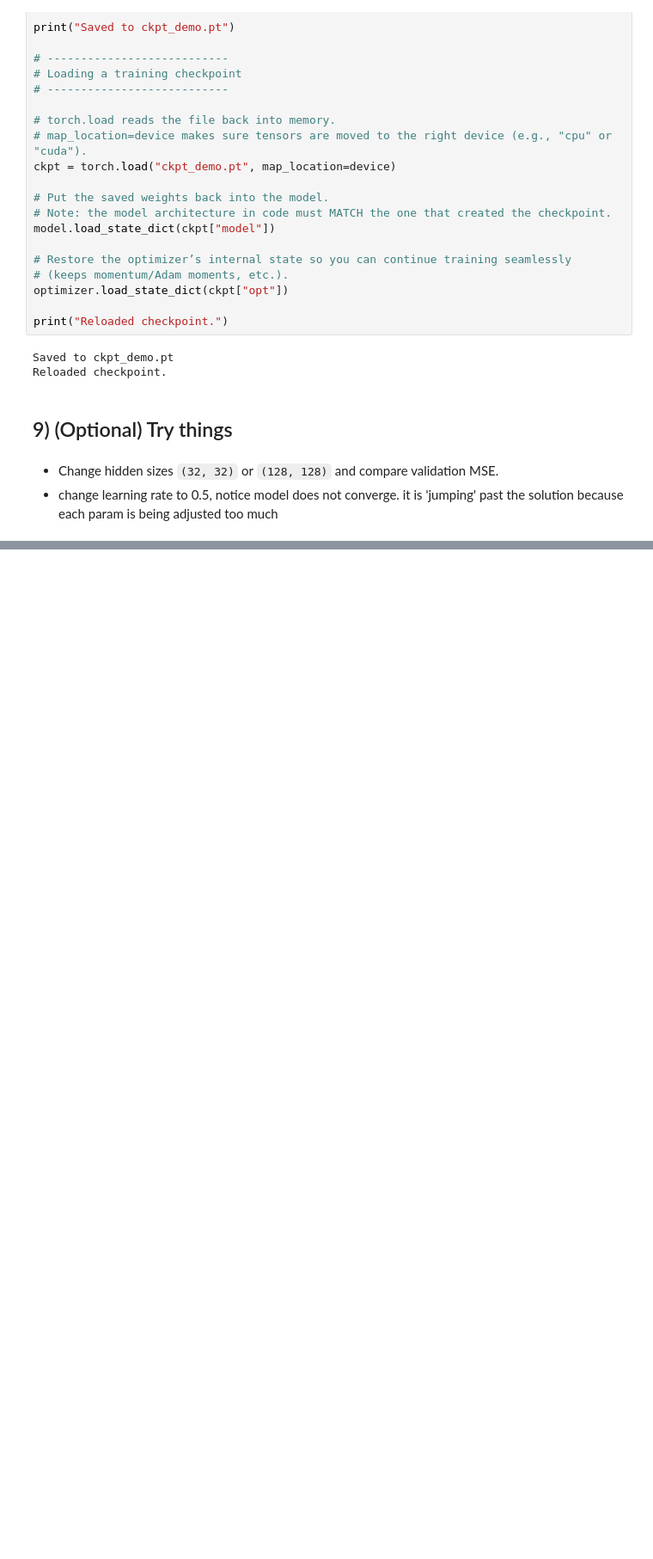
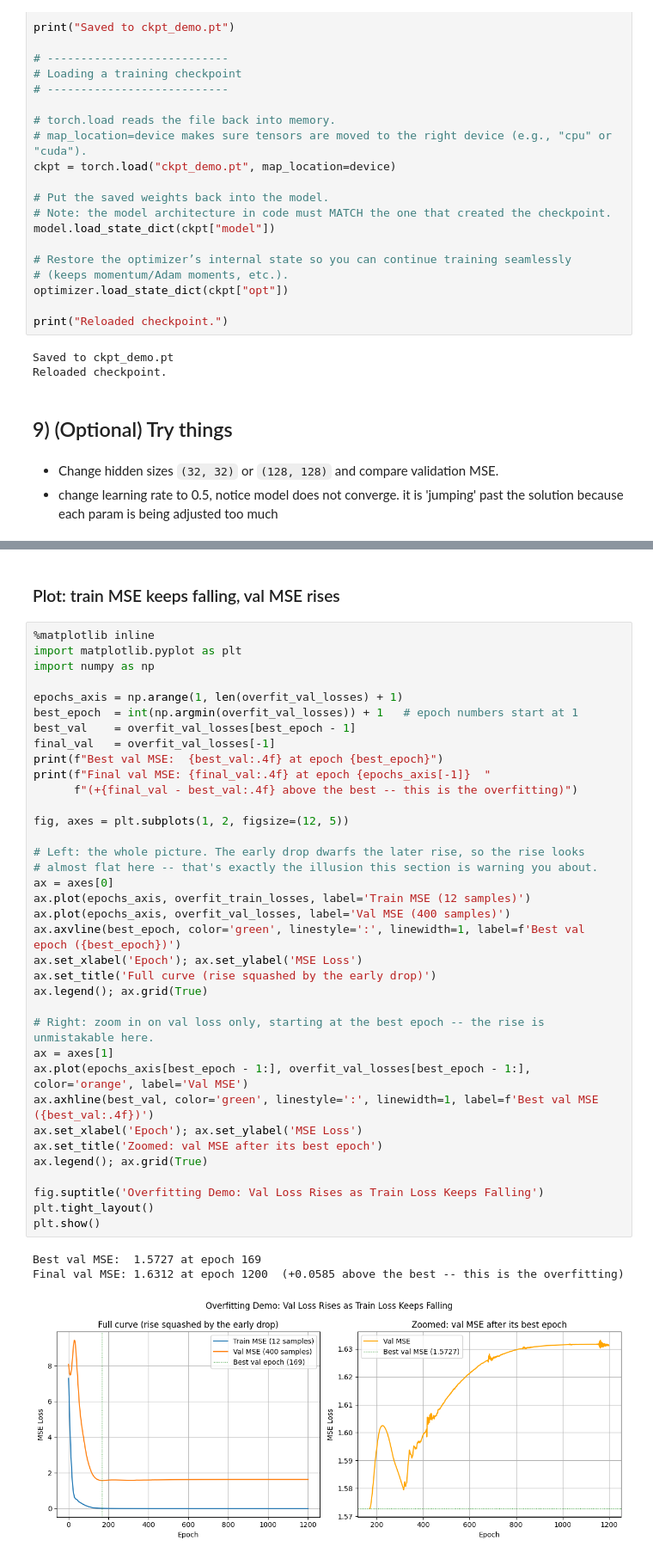
Before and after one commit to CNUClasses/471_code, a Jupyter notebook: week3/mlp_regression.ipynb, the cells around one changed output, grey strips where cells are left out. Shown at 86% size. Cells and saved outputs as stored; diff of their text form; blank space fills up the shorter version.

```diff
--- a/week3/mlp_regression.ipynb
+++ b/week3/mlp_regression.ipynb
@@ -403,0 +513,42 @@ Reloaded checkpoint.
+# %% [markdown]
+### Plot: train MSE keeps falling, val MSE rises
+# %%
+%matplotlib inline
+import matplotlib.pyplot as plt
+import numpy as np
+
+epochs_axis = np.arange(1, len(overfit_val_losses) + 1)
+best_epoch  = int(np.argmin(overfit_val_losses)) + 1   # epoch numbers start at 1
+best_val    = overfit_val_losses[best_epoch - 1]
+final_val   = overfit_val_losses[-1]
+print(f"Best val MSE:  {best_val:.4f} at epoch {best_epoch}")
+print(f"Final val MSE: {final_val:.4f} at epoch {epochs_axis[-1]}  "
+      f"(+{final_val - best_val:.4f} above the best -- this is the overfitting)")
+
+fig, axes = plt.subplots(1, 2, figsize=(12, 5))
+
+# Left: the whole picture. The early drop dwarfs the later rise, so the rise looks
+# almost flat here -- that's exactly the illusion this section is warning you about.
+ax = axes[0]
+ax.plot(epochs_axis, overfit_train_losses, label='Train MSE (12 samples)')
+ax.plot(epochs_axis, overfit_val_losses, label='Val MSE (400 samples)')
+ax.axvline(best_epoch, color='green', linestyle=':', linewidth=1, label=f'Best val epoch ({best_epoch})')
+ax.set_xlabel('Epoch'); ax.set_ylabel('MSE Loss')
+ax.set_title('Full curve (rise squashed by the early drop)')
+ax.legend(); ax.grid(True)
+
+# Right: zoom in on val loss only, starting at the best epoch -- the rise is unmistakable here.
+ax = axes[1]
+ax.plot(epochs_axis[best_epoch - 1:], overfit_val_losses[best_epoch - 1:], color='orange', label='Val MSE')
+ax.axhline(best_val, color='green', linestyle=':', linewidth=1, label=f'Best val MSE ({best_val:.4f})')
+ax.set_xlabel('Epoch'); ax.set_ylabel('MSE Loss')
+ax.set_title('Zoomed: val MSE after its best epoch')
+ax.legend(); ax.grid(True)
+
+fig.suptitle('Overfitting Demo: Val Loss Rises as Train Loss Keeps Falling')
+plt.tight_layout()
+plt.show()
+# %% [output]
+Best val MSE:  1.5727 at epoch 169
+Final val MSE: 1.6312 at epoch 1200  (+0.0585 above the best -- this is the overfitting)
+[figure, added]
```
Also changed, not shown: parts of 20 cells of this notebook.
